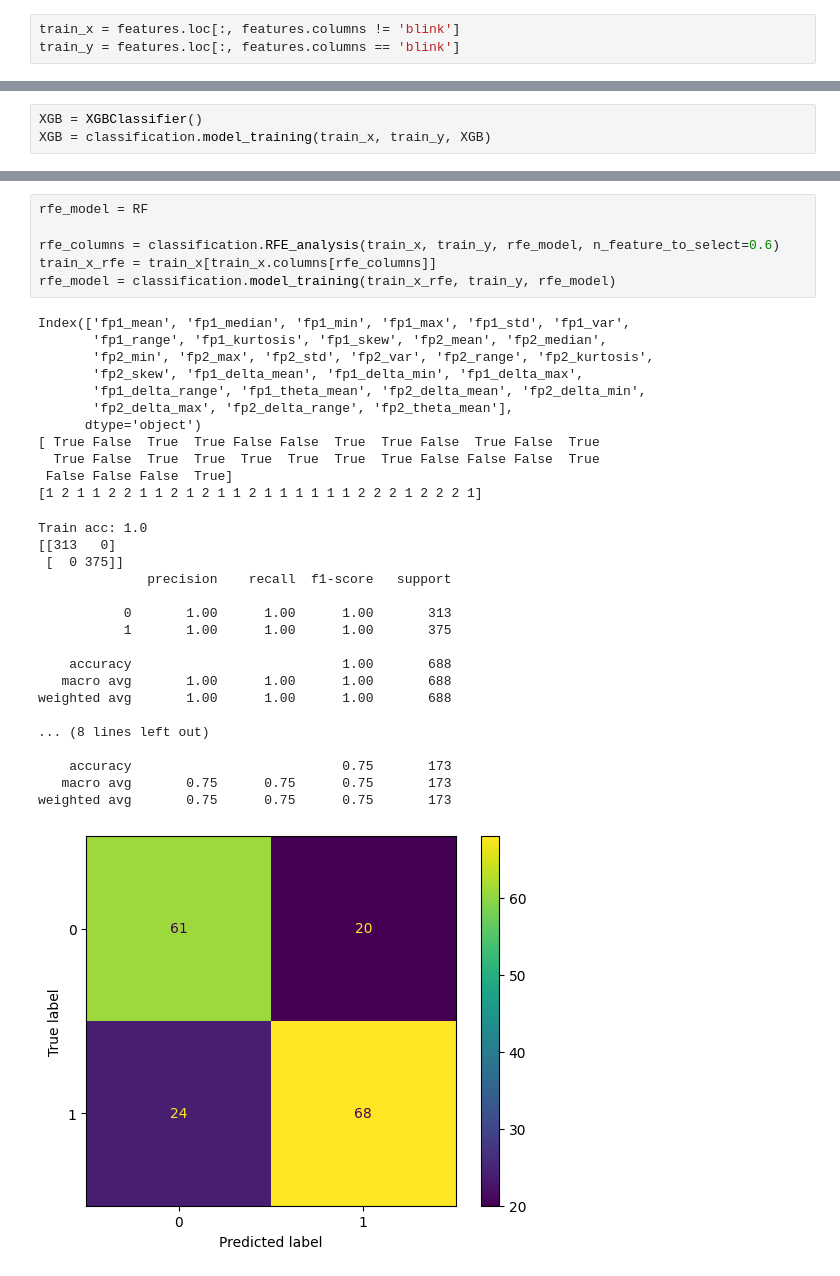
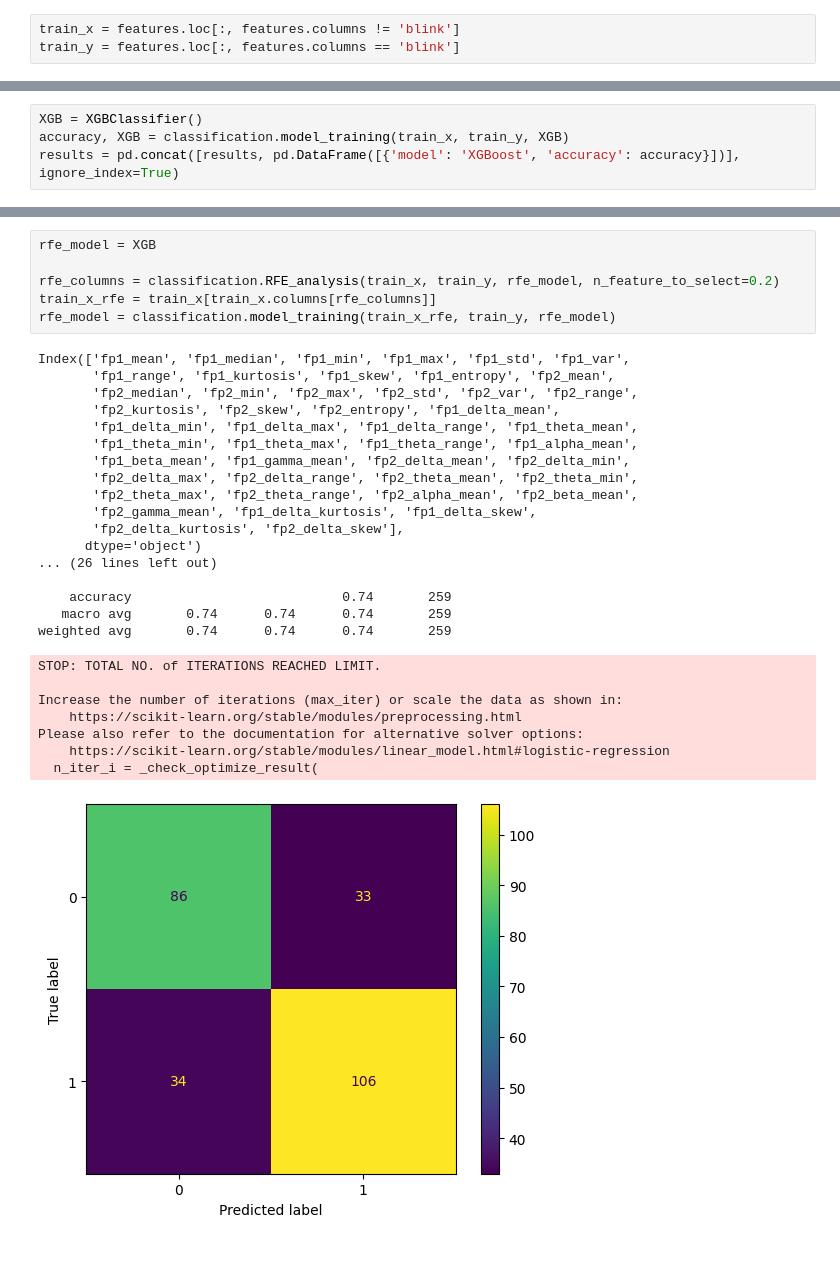
Before and after one commit to edwinsanjaya/bci-finalproject, a Jupyter notebook: sandbox/test-blink-dataset/matlab-to-pickle.ipynb, the cells around one changed output, grey strips where cells are left out. Drawn from its saved outputs; the diff is of its cells as text.

```diff
--- a/sandbox/test-blink-dataset/matlab-to-pickle.ipynb
+++ b/sandbox/test-blink-dataset/matlab-to-pickle.ipynb
@@ -317,5 +345,6 @@ weighted avg       0.69      0.69      0.69       173
 # %%
 XGB = XGBClassifier()
-XGB = classification.model_training(train_x, train_y, XGB)
+accuracy, XGB = classification.model_training(train_x, train_y, XGB)
+results = pd.concat([results, pd.DataFrame([{'model': 'XGBoost', 'accuracy': accuracy}])], ignore_index=True)
 # %% [output]
 Train acc: 1.0
@@ -383,39 +448,35 @@ weighted avg       0.72      0.72      0.72       173
 # %%
-rfe_model = RF
+rfe_model = XGB
 
-rfe_columns = classification.RFE_analysis(train_x, train_y, rfe_model, n_feature_to_select=0.6)
+rfe_columns = classification.RFE_analysis(train_x, train_y, rfe_model, n_feature_to_select=0.2)
 train_x_rfe = train_x[train_x.columns[rfe_columns]]
 rfe_model = classification.model_training(train_x_rfe, train_y, rfe_model)
 # %% [output]
 Index(['fp1_mean', 'fp1_median', 'fp1_min', 'fp1_max', 'fp1_std', 'fp1_var',
-       'fp1_range', 'fp1_kurtosis', 'fp1_skew', 'fp2_mean', 'fp2_median',
-       'fp2_min', 'fp2_max', 'fp2_std', 'fp2_var', 'fp2_range', 'fp2_kurtosis',
-       'fp2_skew', 'fp1_delta_mean', 'fp1_delta_min', 'fp1_delta_max',
-       'fp1_delta_range', 'fp1_theta_mean', 'fp2_delta_mean', 'fp2_delta_min',
-       'fp2_delta_max', 'fp2_delta_range', 'fp2_theta_mean'],
+       'fp1_range', 'fp1_kurtosis', 'fp1_skew', 'fp1_entropy', 'fp2_mean',
+       'fp2_median', 'fp2_min', 'fp2_max', 'fp2_std', 'fp2_var', 'fp2_range',
+       'fp2_kurtosis', 'fp2_skew', 'fp2_entropy', 'fp1_delta_mean',
+       'fp1_delta_min', 'fp1_delta_max', 'fp1_delta_range', 'fp1_theta_mean',
+       'fp1_theta_min', 'fp1_theta_max', 'fp1_theta_range', 'fp1_alpha_mean',
+       'fp1_beta_mean', 'fp1_gamma_mean', 'fp2_delta_mean', 'fp2_delta_min',
+       'fp2_delta_max', 'fp2_delta_range', 'fp2_theta_mean', 'fp2_theta_min',
+       'fp2_theta_max', 'fp2_theta_range', 'fp2_alpha_mean', 'fp2_beta_mean',
+       'fp2_gamma_mean', 'fp1_delta_kurtosis', 'fp1_delta_skew',
+       'fp2_delta_kurtosis', 'fp2_delta_skew'],
       dtype='object')
-[ True False  True  True False False  True  True False  True False  True
-  True False  True  True  True  True  True  True False False False  True
- False False False  True]
-[1 2 1 1 2 2 1 1 2 1 2 1 1 2 1 1 1 1 1 1 2 2 2 1 2 2 2 1]
+... (26 lines left out)
+
+    accuracy                           0.74       259
+   macro avg       0.74      0.74      0.74       259
+weighted avg       0.74      0.74      0.74       259
-Train acc: 1.0
-[[313   0]
- [  0 375]]
-              precision    recall  f1-score   support
+STOP: TOTAL NO. of ITERATIONS REACHED LIMIT.
 
-           0       1.00      1.00      1.00       313
-           1       1.00      1.00      1.00       375
-
-    accuracy                           1.00       688
-   macro avg       1.00      1.00      1.00       688
-weighted avg       1.00      1.00      1.00       688
-
-... (8 lines left out)
-
-    accuracy                           0.75       173
-   macro avg       0.75      0.75      0.75       173
-weighted avg       0.75      0.75      0.75       173
+Increase the number of iterations (max_iter) or scale the data as shown in:
+    https://scikit-learn.org/stable/modules/preprocessing.html
+Please also refer to the documentation for alternative solver options:
+    https://scikit-learn.org/stable/modules/linear_model.html#logistic-regression
+  n_iter_i = _check_optimize_result(
-[figure, old version]
+[figure, new version]
 # %%
 rfe_columns
 # %% [output]
```
Also changed, not shown: parts of 16 cells of this notebook, 3 other files.
